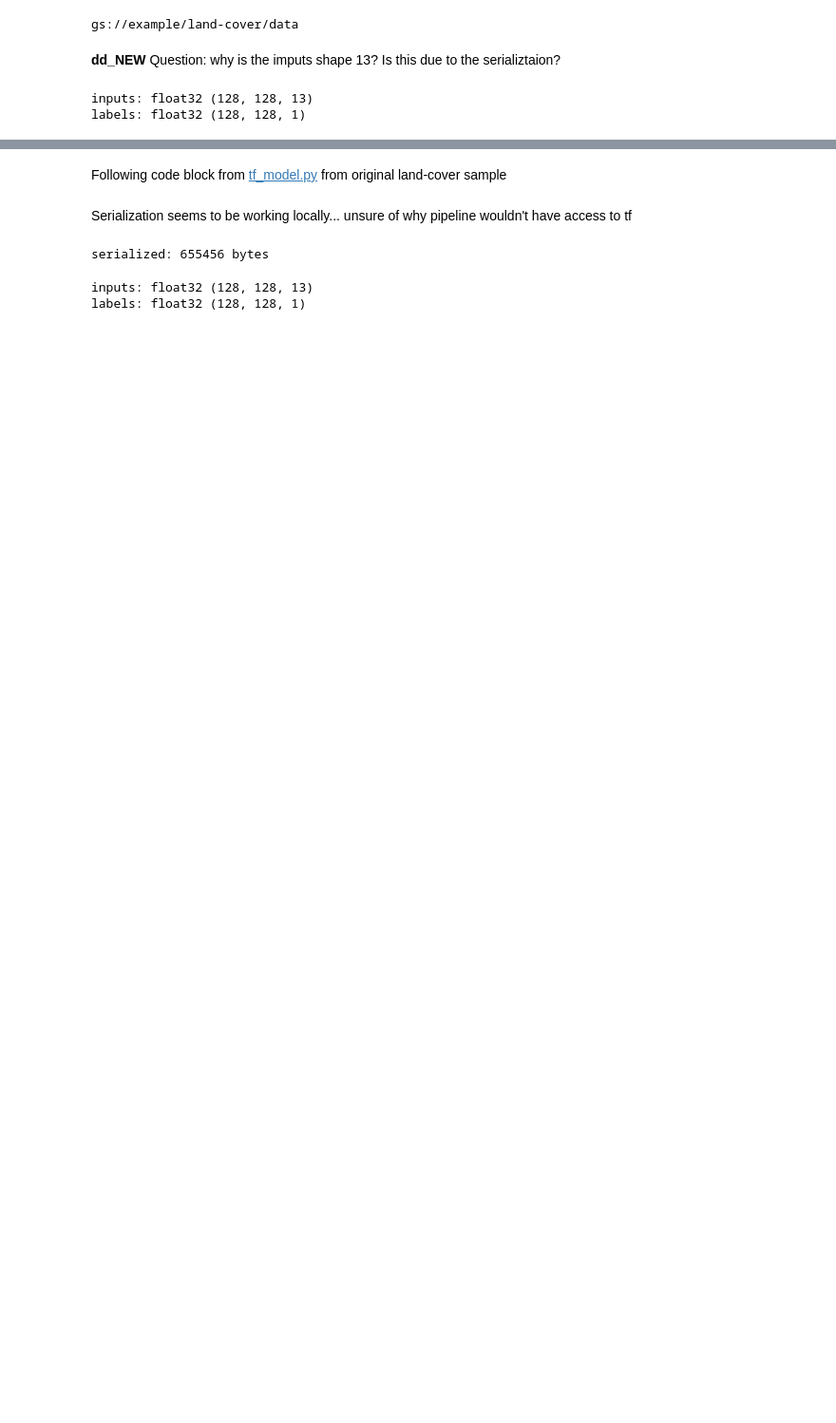
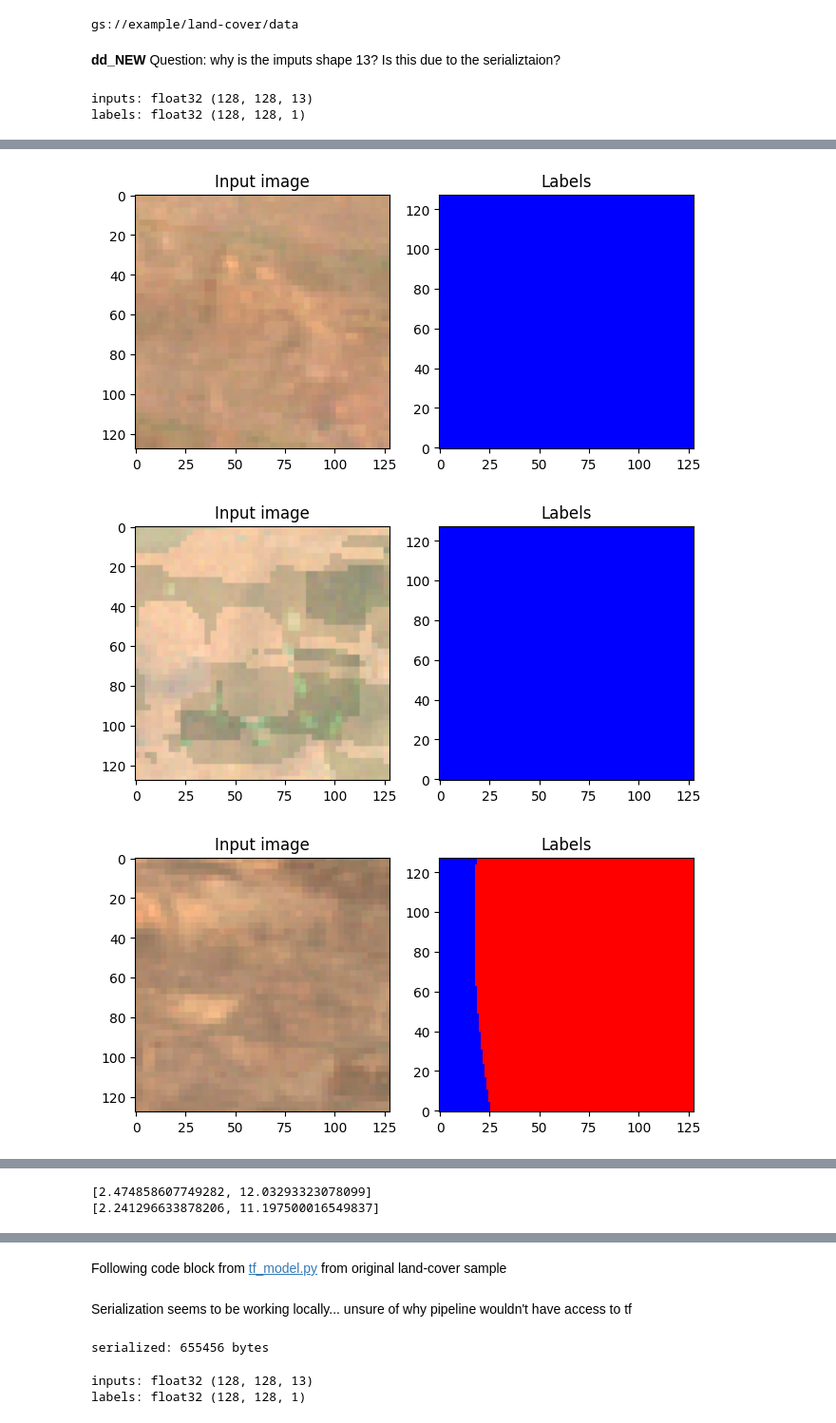
Before and after one commit to Sanford-Lab/satellite_cnns, a Jupyter notebook: benin_apache_pipeline.ipynb, the cells around one changed output, grey strips where cells are left out. Shown: that part at 95% size. Cells and saved outputs as stored; diff of their text form; code cells hidden in the pictures; blank space fills up the shorter version.

```diff
--- a/benin_apache_pipeline.ipynb
+++ b/benin_apache_pipeline.ipynb
@@ -400,0 +413,25 @@ Ignore
+# %%
+from create_dataset import get_training_example
+point = [2.474858607749282, 12.03293323078099]
+(inputs, labels) = get_training_example(point, patch_size=128)
+# %%
+import matplotlib.pyplot as plt
+from matplotlib import colors
+import numpy as np
+
+def show_plot(inputs_patch, labels_patch):
+
+  inputs_visual = inputs_patch[:,:, :3]
+  inputs_visual = inputs_visual/np.amax(inputs_visual)
+  fig, axs = plt.subplots(1, 2, layout='constrained')
+
+  cmap = colors.ListedColormap(['blue', 'red'])
+  bounds=[0,1,2]
+  norm = colors.BoundaryNorm(bounds, cmap.N)
+
+  #plt.colorbar(img, cmap=cmap, norm=norm, boundaries=bounds, ticks=[0, 5, 10])
+  axs[0].imshow(inputs_visual)
+  axs[1].imshow(labels_patch, origin='lower', interpolation='nearest', cmap=cmap, norm=norm)
+  axs[0].set_title("Input image")
+  axs[1].set_title("Labels")
+  plt.show()
@@ -400,0 +457,8 @@ Ignore
+# %%
+for point in sample_points(0,2):
+  (inputs, labels) = get_training_example(point, patch_size=128)
+  show_plot(inputs)
+# %% [output]
+[figure, added]
+[figure, added]
+[figure, added]
@@ -400,0 +466,6 @@ Ignore
+# %%
+for point in sample_points(0,1):
+  print(point)
+# %% [output]
+[2.474858607749282, 12.03293323078099]
+[2.241296633878206, 11.197500016549837]
```
Also changed, not shown: parts of 66 cells of this notebook.
